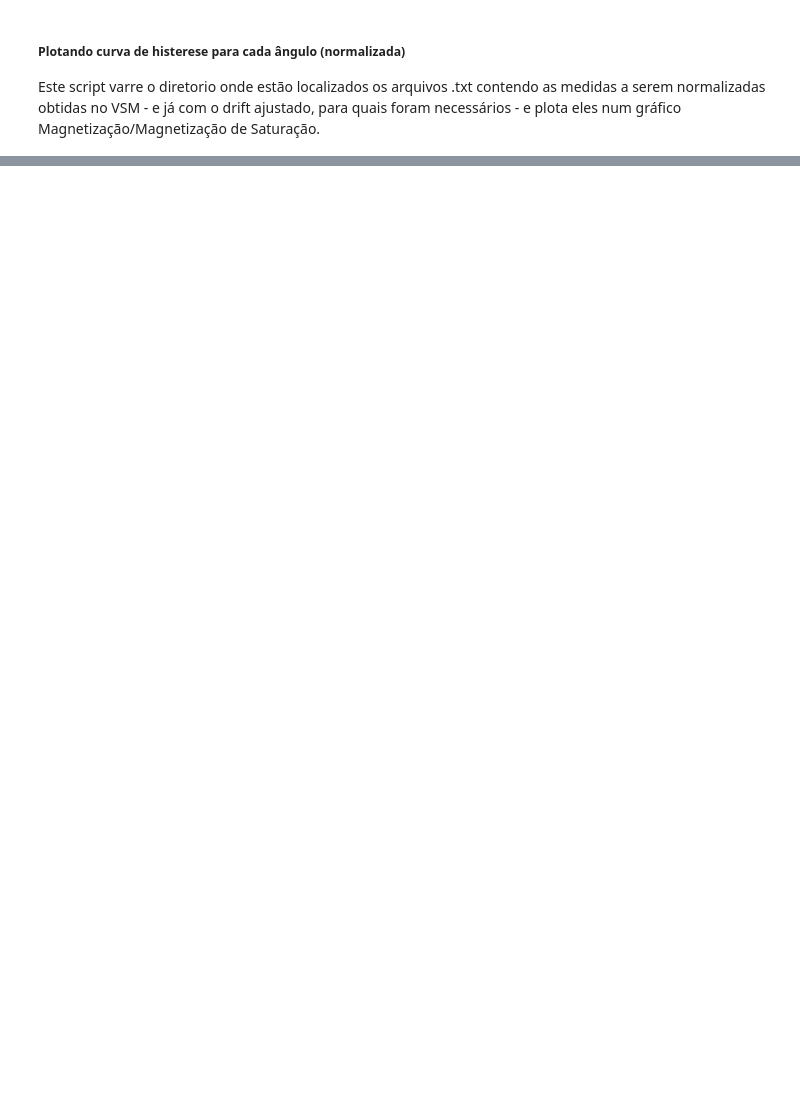
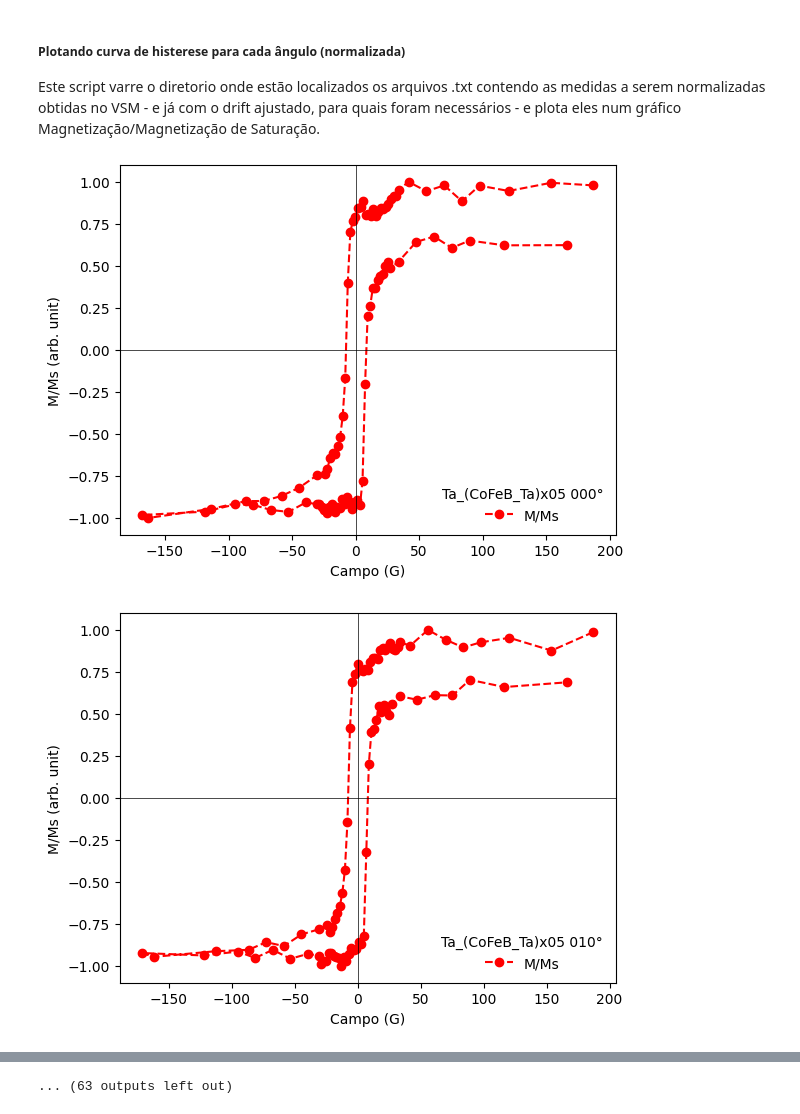
Before and after one commit to devAbq/vsm-dataview-em-python, a Jupyter notebook: faseC_histerese3Normalizacao.ipynb, the cells around one changed output, grey strips where cells are left out. Drawn from its saved outputs; the diff is of its cells as text; code cells hidden in the pictures; blank space fills up the shorter version.

Commit message:
makedir arrumado, script funcional

```diff
--- a/faseC_histerese3Normalizacao.ipynb
+++ b/faseC_histerese3Normalizacao.ipynb
@@ -26,15 +26,17 @@ arquivos = os.listdir(subdiretorioDeDadosAVarrer)
 # Filtra apenas os arquivos .txt -CLEIZA
 arquivos_txt = [arquivo for arquivo in arquivos if arquivo.endswith('.txt')]
 
-# Função para extrair o ângulo do nome do arquivo -CLEIZA
+# Função para extrair partes do nome do arquivo -CLEIZA & ABQ
 def extrairPartesDoNome(nome_arquivo):
     partes = nome_arquivo.split('_')
     return partes
 
+# Função para extrair o ângulo do nome do arquivo -CLEIZA
 def extrair_angulo(nomeDoArquivoParticionado):
     angulo_str = extrairPartesDoNome(nomeDoArquivoParticionado)[-1].split('.')[0]
     return angulo_str
 
+#função que extrai o nome completo da amostra do arquivo -ABQ
 def nomeConcatenadoDaAmostra(nomeDoArquivoParticionado):
     nomeParticionado = extrairPartesDoNome(nomeDoArquivoParticionado)
     nomeConcatenado = f"{nomeParticionado[0]}_({nomeParticionado[1]}_{nomeParticionado[2]}){nomeParticionado[3]}{nomeParticionado[4]}"
@@ -97,35 +99,35 @@ for arquivo_txt in arquivos_txt:
 
     # Normalizando o campo e o momento ao dividir pelo limite dos respectivos eixos -CLEIZA
     magnetizacaoNormalizada = funcaoNormalizadora(magnetizacao)
 
     # Cria uma nova figura com tamanho definido (optativo) -CLEIZA
     #plt.figure(figsize=fig_size)
 
     # Plota a curva de histerese -CLEIZA
     plt.plot(campo, magnetizacaoNormalizada, "--o", color="red")
 
     # Adiciona linhas de eixo
     plt.axhline(0, color='black', linewidth=0.5)  # Linha de grade zero para magnetização -CLEIZA
     plt.axvline(0, color='black', linewidth=0.5)  # Linha de grade zero para campo -CLEIZA
 
     # Adiciona grade ao gráfico (optativo)
     #plt.grid(True, which='both', linestyle='-', color='gray',  linewidth=0.3)
     #plt.grid(True, which='major', axis='both', color='gray', linewidth=0.3)
 
     # Adiciona título e rótulos com tamanho de fonte personalizado -CLEIZA
     plt.xlabel('Campo (G)') #optativamente, adicione aqui o argumento "fontsize=fonte_eixos" -ABQ
     plt.ylabel('M/Ms (arb. unit)') #optativamente, adicione aqui o argumento "fontsize=fonte_eixos" -ABQ
     plt.legend(["M/Ms"], loc = "lower right", title=f"{nomeDaAmostraEAngulo}", frameon=False) #optativamente, adicione aqui o argumento "fontsize=fonte_titulo" -ABQ
 
     # Define o tamanho dos números nos eixos x e y (optativo)-CLEIZA
     #plt.tick_params(axis='both', which='major', labelsize=tamanho_numeros)
 
-    # Adiciona legenda com tamanho de fonte personalizado e posição à esquerda -CLEIZA
-    #plt.legend(fontsize=tamanho_legenda, loc='upper left') -CLEIZA
-
     #salva a figura em formato png dentro do diretorio graficosNormalizados, que por sua vez fica no diretorio graficosGerados -ABQ
-    #os.makedirs(f"{caminhoDirGraficos}/graficosNormalizados", exist_ok=True) #cria o diretório, caso nãa exista (esta linha existe mais para evitar erros estúpidos de pathing) -ABQ
-    #plt.savefig(f"{caminhoDirGraficos}/graficosNormalizados/{nomeDaAmostraEAngulo}.png", dpi=300)
+    os.makedirs(f"{caminhoDirGraficos}/graficosNormalizados", exist_ok=True) #cria o diretório, caso nãa exista (esta linha existe mais para evitar erros estúpidos de pathing) -ABQ
+    plt.savefig(f"{caminhoDirGraficos}/graficosNormalizados/{nomeDaAmostraEAngulo}.png", dpi=300)
 
     # Exibe o gráfico -CLEIZA
     plt.show()
+# %% [output]
+[figure, added]
+[figure, added]
@@ -131,0 +144 @@ for arquivo_txt in arquivos_txt:
+... (63 outputs left out)
```
Also changed, not shown: parts of 1 cell of this notebook.
